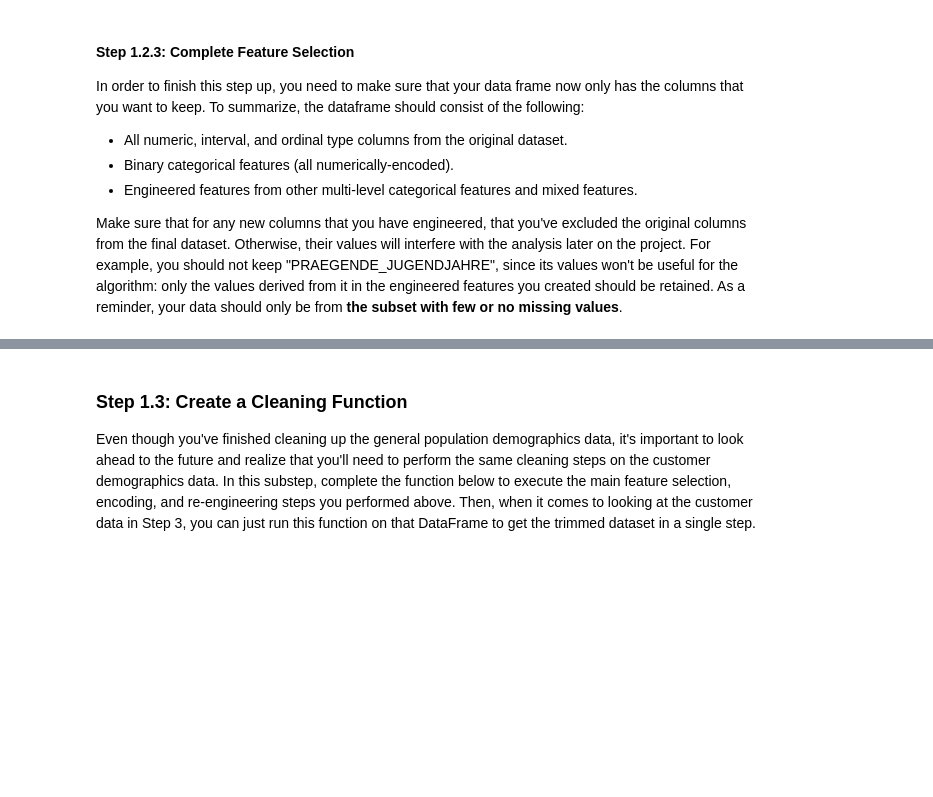
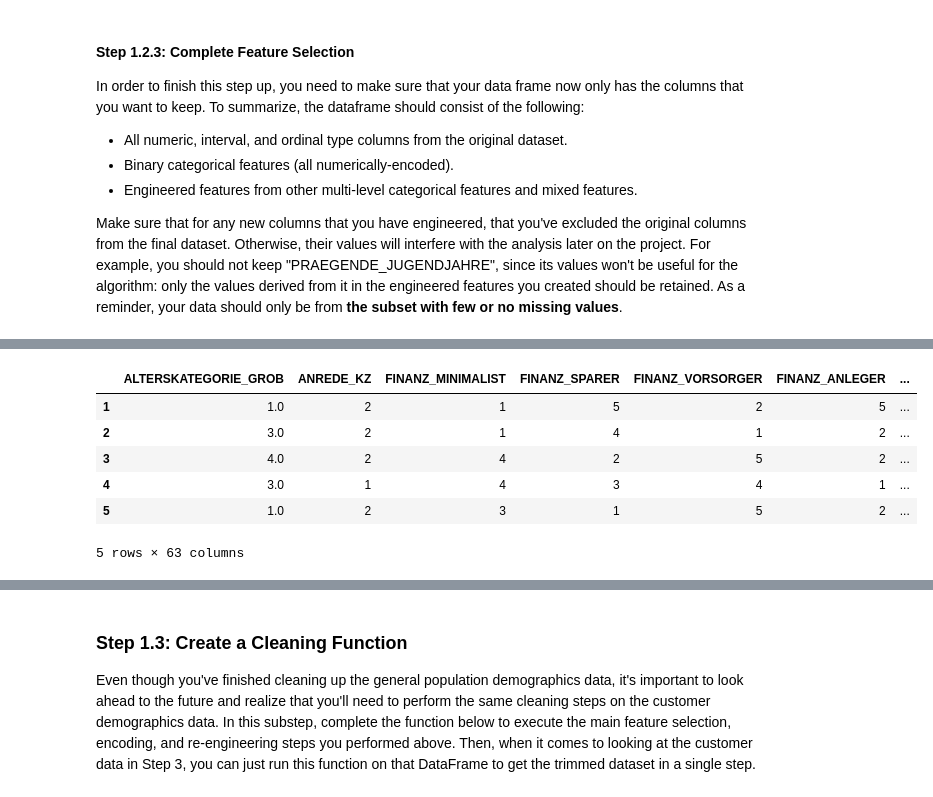
Before and after one commit to p477d343/Machine-Learning-Project, a Jupyter notebook: Creating Customer Segments with Arvato/Identify_Customer_Segments.ipynb, the cells around one changed output, grey strips where cells are left out. Cells and saved outputs as stored; diff of their text form; code cells hidden in the pictures; blank space fills up the shorter version.

```diff
--- a/Creating Customer Segments with Arvato/Identify_Customer_Segments.ipynb
+++ b/Creating Customer Segments with Arvato/Identify_Customer_Segments.ipynb
@@ -242,0 +284,4 @@ During the assessment of categorical features, we identified binary, multi-level
+# %%
+# Drop multi-level features
+for feature in multi_level_feature:
+    azdias_clean=azdias_clean.drop(feature, axis=1)
@@ -265,0 +303,9 @@ For the mixed-type features, we focused on engineering new variables from 'PRAEG
+# %%
+# Investigate "PRAEGENDE_JUGENDJAHRE" and engineer two new variables.
+
+azdias_clean['DECADE'] = azdias_clean['PRAEGENDE_JUGENDJAHRE']
+azdias_clean['MOVEMENT'] = azdias_clean['PRAEGENDE_JUGENDJAHRE']
+decade_dict = {1:1, 2:1, 3:2, 4:2, 5:3, 6:3, 7:3, 8:4, 9:4, 10:5, 11:5, 12:5, 13:5, 14:6, 15:6}
+movement_dict = {1:1, 2:0, 3:1, 4:0, 5:1, 6:0, 7:0, 8:1, 9:0, 10:1, 11:0, 12:1, 13:0, 14:1, 15:0}
+azdias_clean['DECADE'].replace(decade_dict, inplace=True)
+azdias_clean['MOVEMENT'].replace(movement_dict, inplace=True)
@@ -282,3 +384,12 @@ azdias = azdias[selected_features]
 # %%
 # Do whatever you need to in order to ensure that the dataframe only contains
 # the columns that should be passed to the algorithm functions.
+azdias_clean.head()
+# %% [output]
+|  | ALTERSKATEGORIE_GROB | ANREDE_KZ | FINANZ_MINIMALIST | FINANZ_SPARER | FINANZ_VORSORGER | FINANZ_ANLEGER | ... |
+| 1 | 1.0 | 2 | 1 | 5 | 2 | 5 | ... |
+| 2 | 3.0 | 2 | 1 | 4 | 1 | 2 | ... |
+| 3 | 4.0 | 2 | 4 | 2 | 5 | 2 | ... |
+| 4 | 3.0 | 1 | 4 | 3 | 4 | 1 | ... |
+| 5 | 1.0 | 2 | 3 | 1 | 5 | 2 | ... |
+5 rows × 63 columns
```
Also changed, not shown: parts of 76 cells of this notebook, 1 other file.
